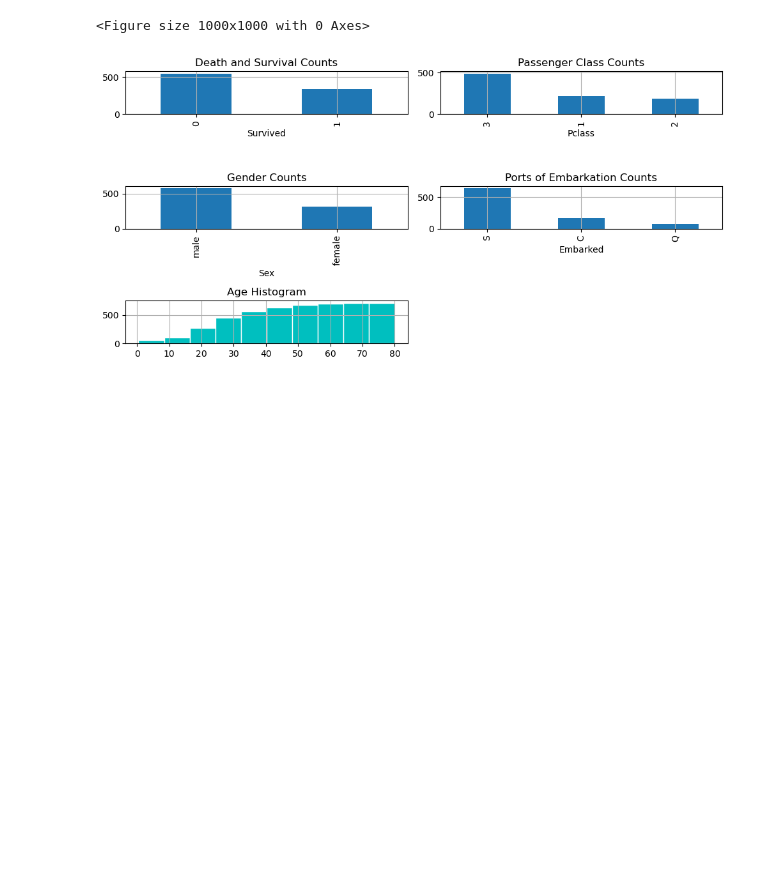
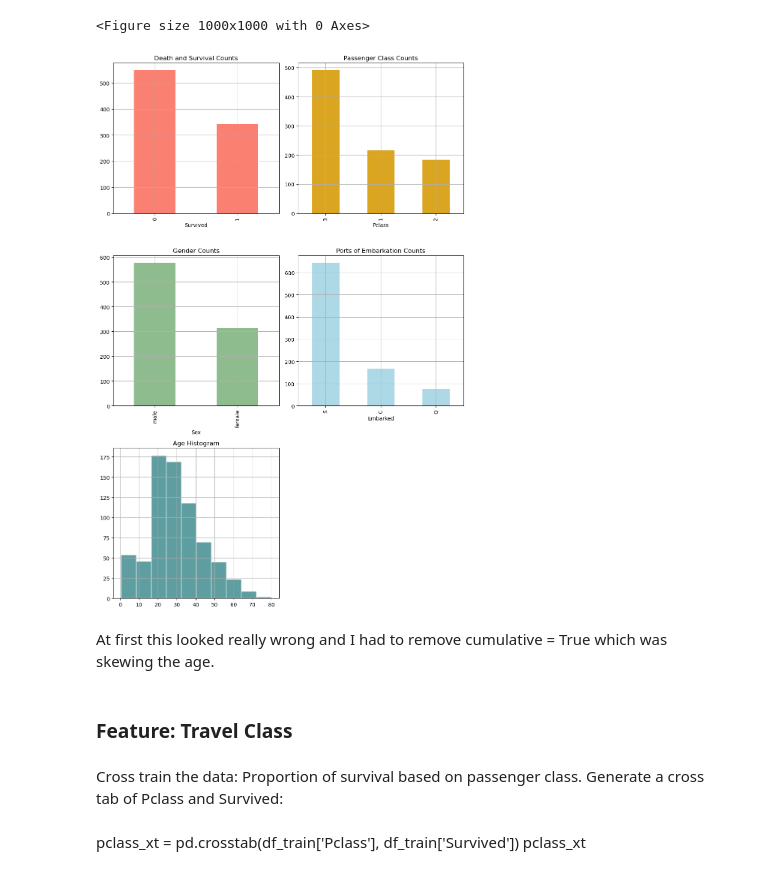
Before and after one commit to LydiaStoneKonstanski/data-science-ipython-notebooks, a Jupyter notebook: kaggle/lydias_titanic.ipynb, the cells around one changed output. Saved outputs shown, nothing was run; the diff lists cells and outputs as text; code cells hidden in the pictures; blank space fills up the shorter version.

```diff
--- a/kaggle/lydias_titanic.ipynb
+++ b/kaggle/lydias_titanic.ipynb
@@ -7,7 +7,7 @@ Set the global default size for matplotlib figures.<br>
 Set the size of matlplotlib figures that contain subplots<br>
 Set the size of matplotlib histogram bins
 # %%
-plt.rc('figure', figsize=(10,5))
+plt.rc('figure', figsize=(10,15))
 figsize_with_subplots = (10,10)
 bin_size = 10
 # %% [markdown]
@@ -99,37 +99,49 @@ fig_dims = (3,2)
 # Plot death and survival counts
 plt.subplot2grid(fig_dims, (0,0))
 df_train['Survived'].value_counts().plot(kind='bar',
-                                        title='Death and Survival Counts'
+                                        title='Death and Survival Counts',
                                         color='salmon')
 plt.grid()
 plt.tight_layout()
 
 # Plot Pclass counts
 plt.subplot2grid(fig_dims, (0,1))
 df_train['Pclass'].value_counts().plot(kind='bar',
-                                      title='Passenger Class Counts'
+                                      title='Passenger Class Counts',
                                       color='goldenrod')
 plt.grid()
 plt.tight_layout()
 
 #Plot Sex counts
 plt.subplot2grid(fig_dims, (1,0))
 df_train['Sex'].value_counts().plot(kind='bar',
-                                   title='Gender Counts')
+                                   title='Gender Counts',
+                                   color='darkseagreen')
 plt.grid()
 plt.tight_layout()
 
 #Plot of Embarked counts
 plt.subplot2grid(fig_dims, (1,1))
 df_train['Embarked'].value_counts().plot(kind='bar',
-                                        title='Ports of Embarkation Counts')
+                                        title='Ports of Embarkation Counts',
+                                        color='lightblue')
 plt.grid()
 plt.tight_layout()
 
 #Plot the Age histogram
 plt.subplot2grid(fig_dims, (2,0))
-df_train['Age'].hist(color="c", cumulative=True, edgecolor='white')
+df_train['Age'].hist(color='cadetblue',
+                     edgecolor='white')
 plt.title('Age Histogram')
 plt.tight_layout()
 # %% [output]
-[figure, old version]
+[figure, new version]
+# %% [markdown]
+At first this looked really wrong and I had to remove cumulative = True which was skewing the age.
+# %% [markdown]
+### Feature: Travel Class
+# %% [markdown]
+Cross train the data: Proportion of survival based on passenger class. Generate a cross tab of Pclass and Survived:
+# %% [markdown]
+pclass_xt = pd.crosstab(df_train['Pclass'], df_train['Survived'])
+pclass_xt
```
Also changed, not shown: parts of 34 cells of this notebook.
